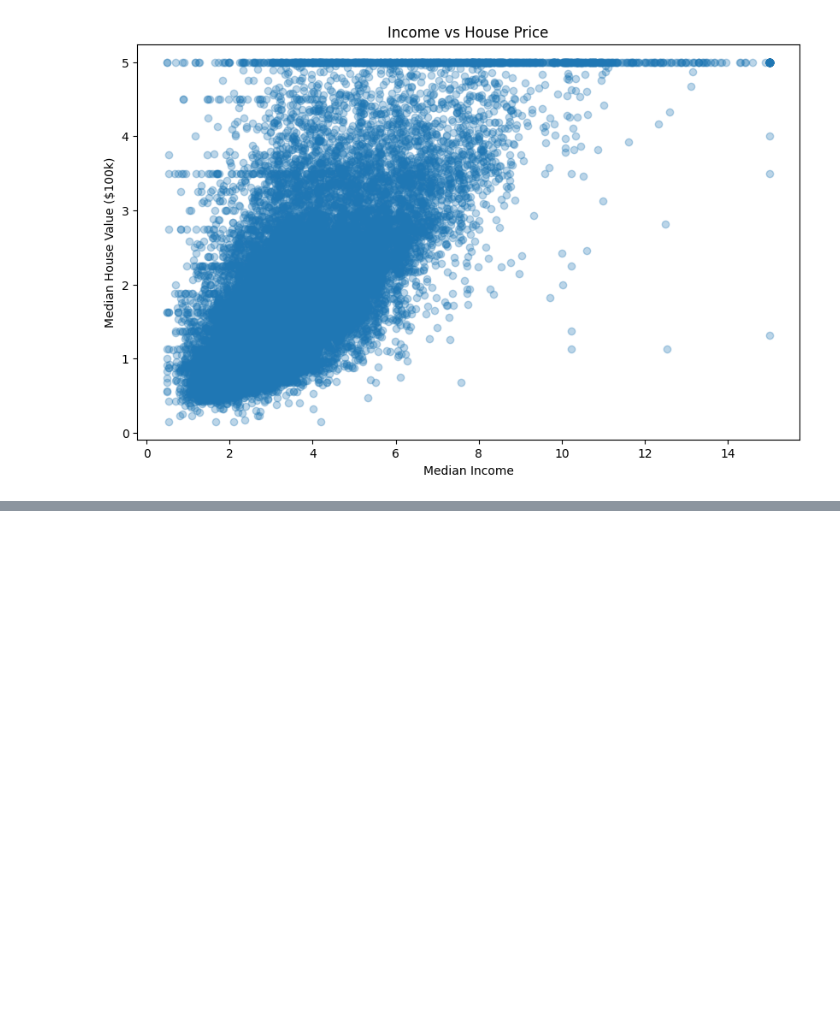
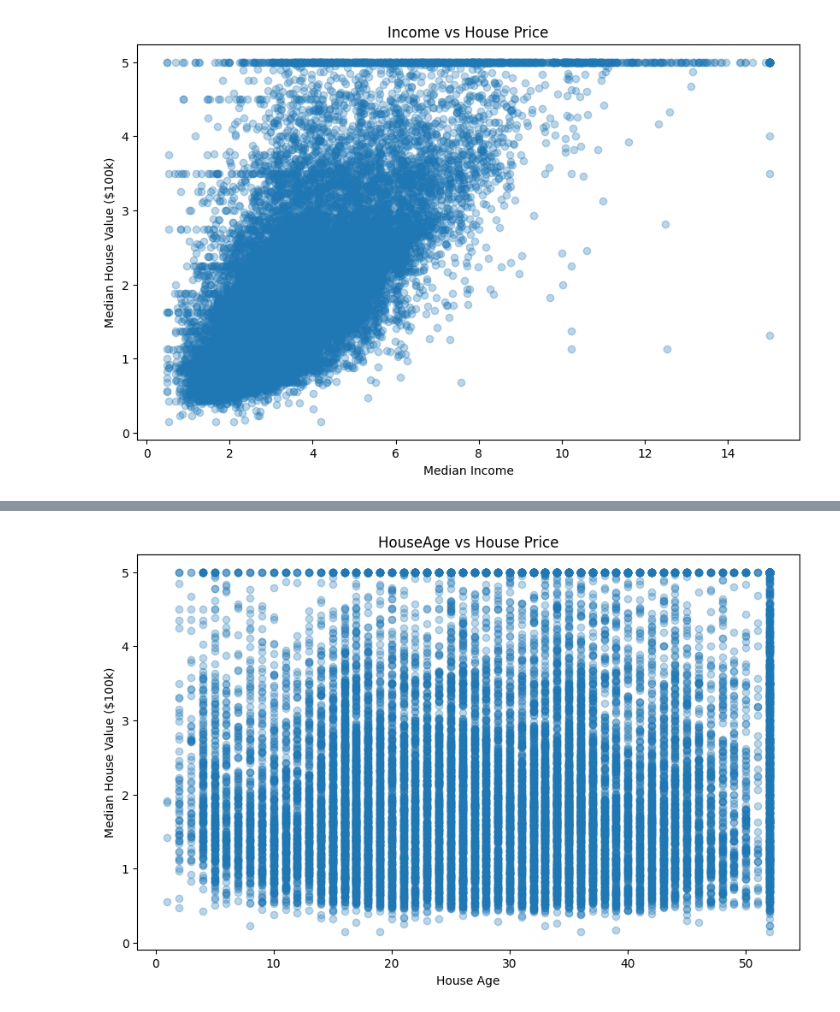
Before and after one commit to A1doranM/DataScienceLearningProjects, a Jupyter notebook: 3. House Price Prediction/House Price Prediction.ipynb, the cells around one changed output, grey strips where cells are left out. Cells and saved outputs as stored; diff of their text form; code cells hidden in the pictures; blank space fills up the shorter version.

```diff
--- a/3. House Price Prediction/House Price Prediction.ipynb
+++ b/3. House Price Prediction/House Price Prediction.ipynb
@@ -161,0 +172,10 @@ plt.show()
+# %%
+# Scatter plot: MedInc vs MedHouseVal
+plt.figure(figsize=(10, 6))
+plt.scatter(housing_df['HouseAge'], housing_df['MedHouseVal'], alpha=0.3)
+plt.xlabel('House Age')
+plt.ylabel('Median House Value ($100k)')
+plt.title('HouseAge vs House Price')
+plt.show()
+# %% [output]
+[figure, added]
```
Also changed, not shown: parts of 2 cells of this notebook.
